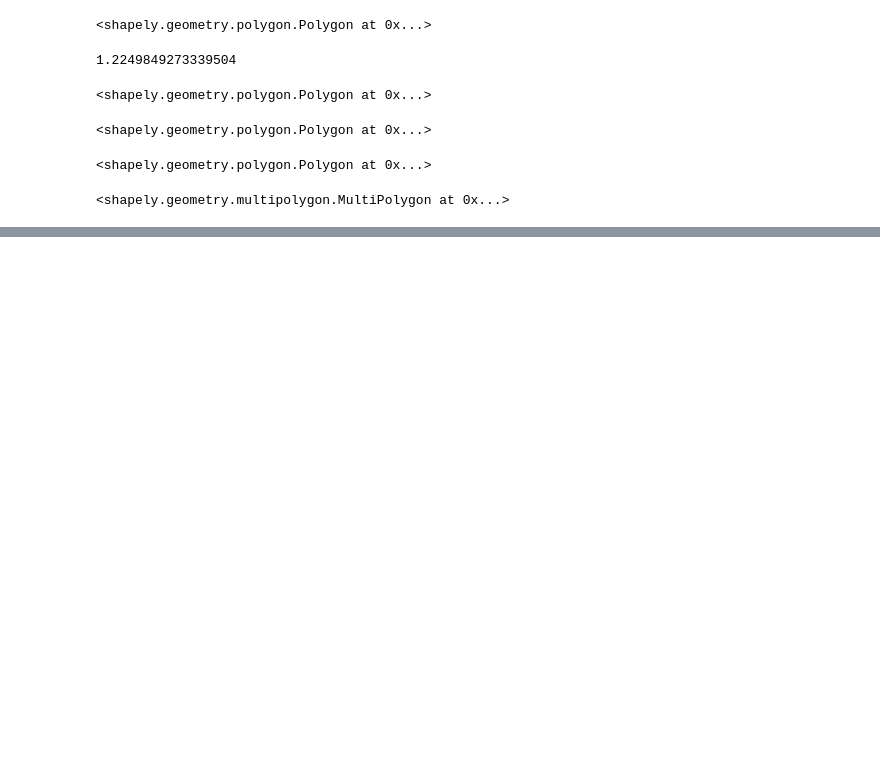
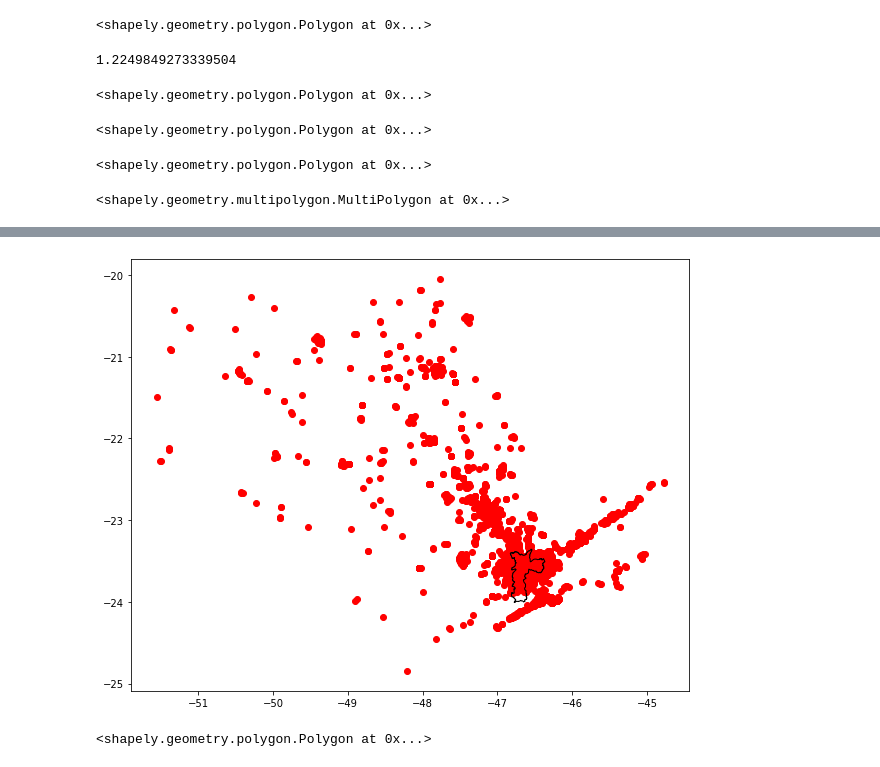
Before and after one commit to WesleyJw/Learning, a Jupyter notebook: Geoestatistica_pdi/GeopandasIntroduction.ipynb, the cells around one changed output, grey strips where cells are left out. Saved outputs shown, nothing was run; the diff lists cells and outputs as text; code cells hidden in the pictures; blank space fills up the shorter version.

Commit message:
Adiciona codigo para criacao de geodataframe

```diff
--- a/Geoestatistica_pdi/GeopandasIntroduction.ipynb
+++ b/Geoestatistica_pdi/GeopandasIntroduction.ipynb
@@ -355,0 +384,6 @@ si_metric
+# %%
+# Por algum erro da API os dados de longitude estao na coluna Descricao Local
+
+# Vamos exclir os valores de NA
+roubos_ph = roubos_ph.dropna(subset=["LATITUDE", "LONGITUDE"])
+roubos_ph[["LATITUDE", "LONGITUDE"]].head()
@@ -355,0 +407,7 @@ si_metric
+# %%
+# Criando a coluna geometry
+
+roubos_ph["geometry"] = None
+
+for index, row in roubos_ph.iterrows():
+    roubos_ph.loc[index, "geometry"] = Point(row.LONGITUDE, row.LATITUDE)
@@ -355,0 +424,5 @@ si_metric
+# %%
+# Criando um geodataframe
+
+roubos_gdf = gpd.GeoDataFrame(roubos_ph, geometry="geometry")
+roubos_gdf.head()
@@ -355,0 +447,22 @@ si_metric
+# %%
+# Plotando os pontos dentro da capital
+
+fig, ax = plt.subplots(figsize=(10,10))
+
+roubos_gdf.plot(ax=ax, facecolor="red")
+sp_capital.plot(ax=ax, facecolor="None", edgecolor="black")
+
+plt.show()
+# %% [output]
+[figure, added]
+# %%
+# Vamos interseccionar a geometria da cidade de sao paulo com os dados de roubos
+
+# extrair a o poligono de sao paulo
+
+poligono_sp = sp_capital.iloc[0].geometry
+
+# vendo o poligono de sp
+poligono_sp
+# %% [output]
+<shapely.geometry.polygon.Polygon at 0x...>
```
Also changed, not shown: parts of 13 cells of this notebook.
